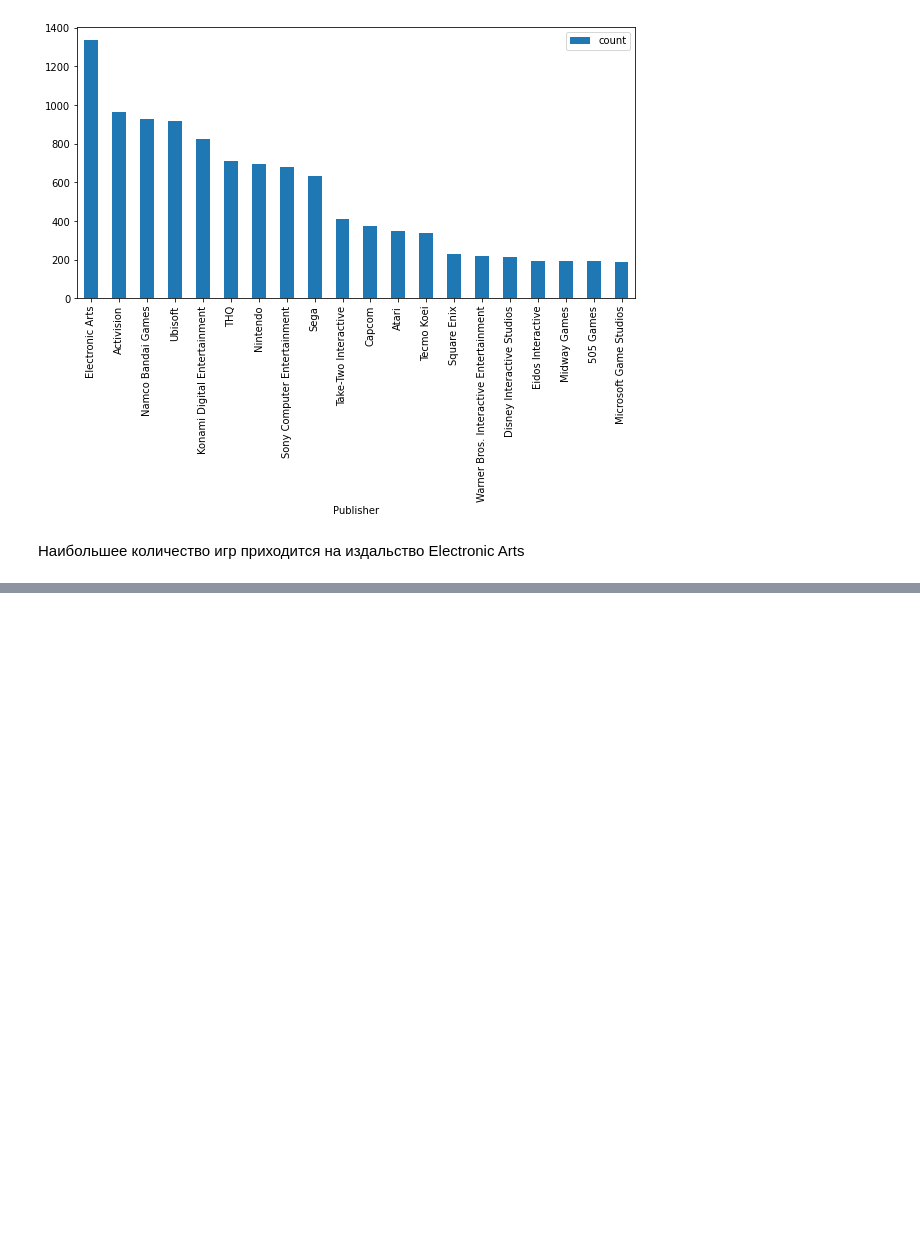
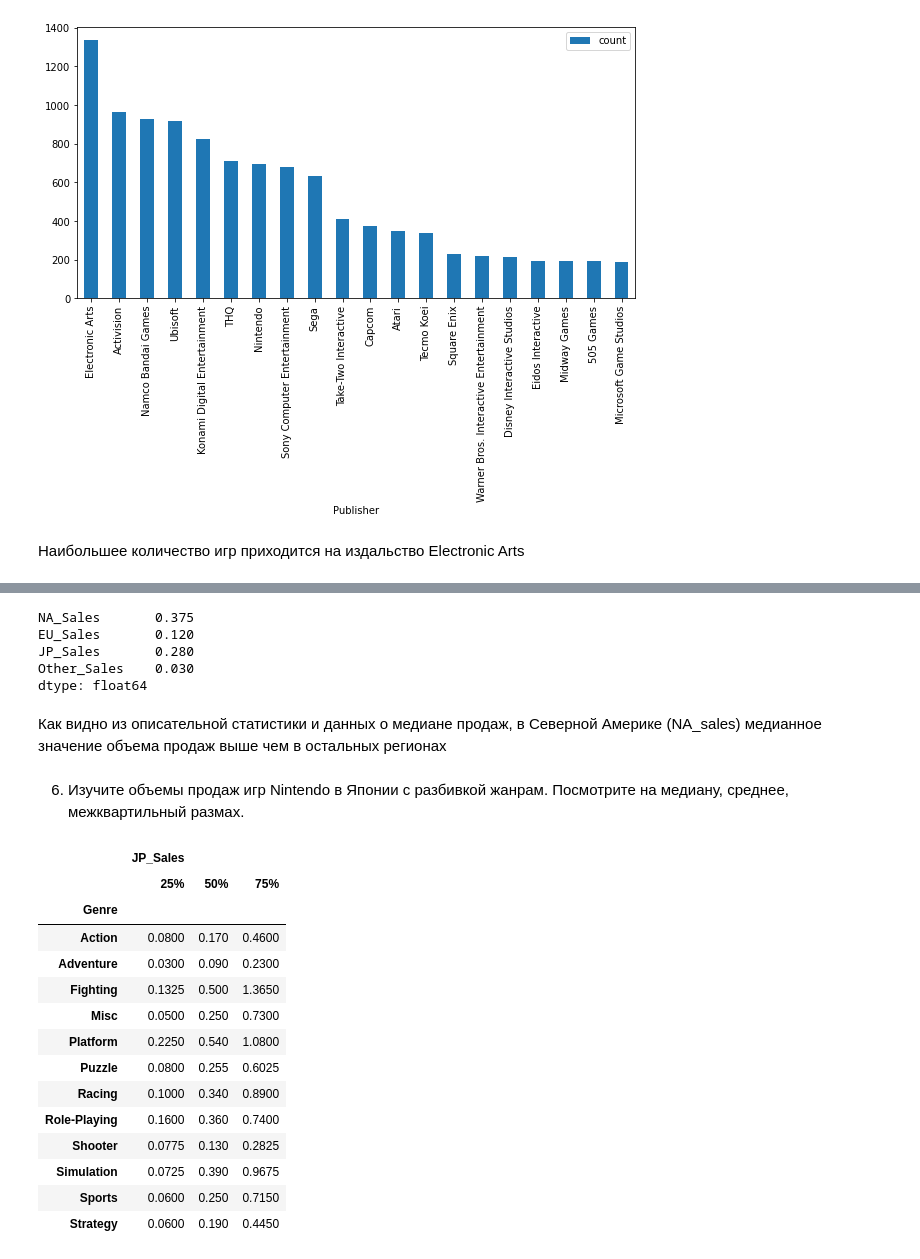
Before and after one commit to VPonomarev42/LearningRep, a Jupyter notebook: stats/stats_miniproject_1.ipynb, the cells around one changed output, grey strips where cells are left out. Cells and saved outputs as stored; diff of their text form; code cells hidden in the pictures; blank space fills up the shorter version.

```diff
--- a/stats/stats_miniproject_1.ipynb
+++ b/stats/stats_miniproject_1.ipynb
@@ -138,0 +153,33 @@ top_pubplishers.iloc[:20,:].plot.bar(figsize=(10,5))
+# %%
+data.query("Publisher == 'Nintendo'")[['NA_Sales', 'EU_Sales', 'JP_Sales', 'Other_Sales']].median()
+# %% [output]
+NA_Sales       0.375
+EU_Sales       0.120
+JP_Sales       0.280
+Other_Sales    0.030
+dtype: float64
+# %% [markdown]
+Как видно из описательной статистики и данных о медиане продаж, в Северной Америке (NA_sales) медианное значение объема продаж выше чем в остальных регионах
+# %% [markdown]
+6. Изучите объемы продаж игр Nintendo в Японии с разбивкой жанрам. Посмотрите на медиану, среднее, межквартильный размах.
+# %%
+nintendo_japan_genre = data.query("Publisher == 'Nintendo'")[['Genre','JP_Sales']]
+nintendo_japan_genre.groupby('Genre')\
+                        .describe()\
+                        [[('JP_Sales',   '25%'), ('JP_Sales',   '50%'), ('JP_Sales',   '75%')]]
+# %% [output]
+|  | JP_Sales |  |  |
+|  | 25% | 50% | 75% |
+| Genre |  |  |  |
+| Action | 0.0800 | 0.170 | 0.4600 |
+| Adventure | 0.0300 | 0.090 | 0.2300 |
+| Fighting | 0.1325 | 0.500 | 1.3650 |
+| Misc | 0.0500 | 0.250 | 0.7300 |
+| Platform | 0.2250 | 0.540 | 1.0800 |
+| Puzzle | 0.0800 | 0.255 | 0.6025 |
+| Racing | 0.1000 | 0.340 | 0.8900 |
+| Role-Playing | 0.1600 | 0.360 | 0.7400 |
+| Shooter | 0.0775 | 0.130 | 0.2825 |
+| Simulation | 0.0725 | 0.390 | 0.9675 |
+| Sports | 0.0600 | 0.250 | 0.7150 |
+| Strategy | 0.0600 | 0.190 | 0.4450 |
```
Also changed, not shown: parts of 3 cells of this notebook.
